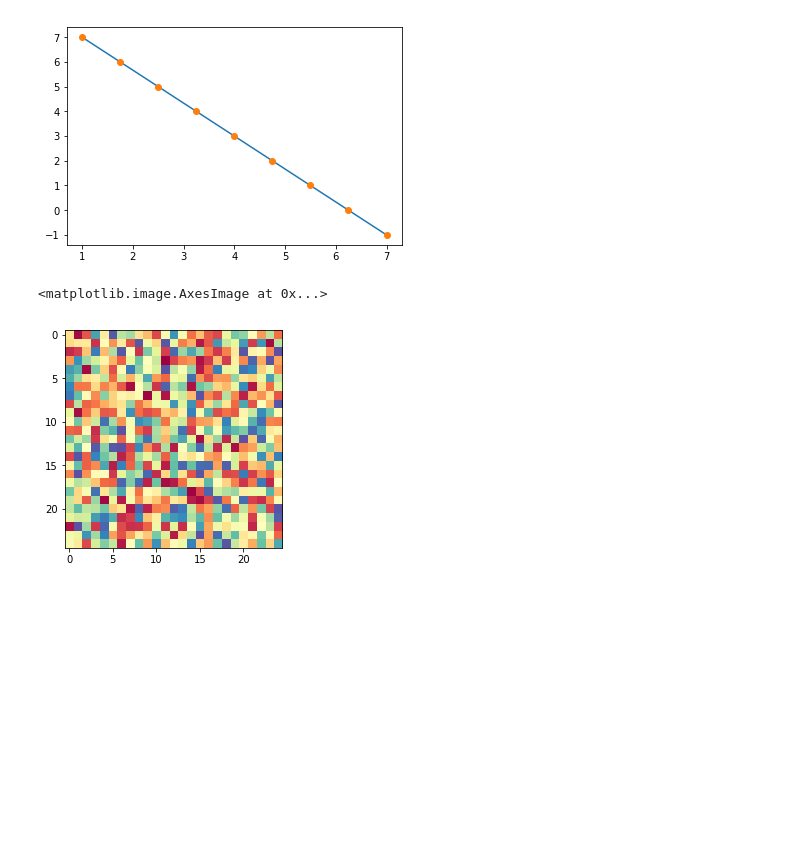
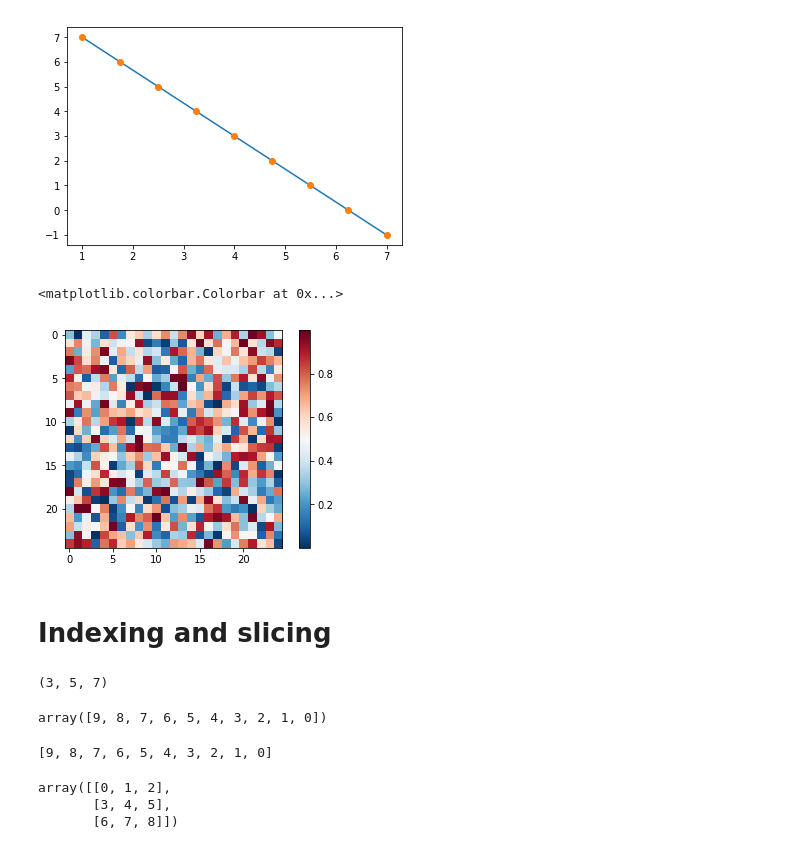
Before and after one commit to Accio/learn-scipy, a Jupyter notebook: 1.3/Learn array in numpy.ipynb, the cells around one changed output. Cells and saved outputs as stored; diff of their text form; code cells hidden in the pictures; blank space fills up the shorter version.

Commit message:
splicing, indexing, and tiling

```diff
--- a/1.3/Learn array in numpy.ipynb
+++ b/1.3/Learn array in numpy.ipynb
@@ -152,7 +152,32 @@ plt.plot(x,y, 'o')
 # %%
 ## heatmap
 image = np.random.rand(25, 25)
-plt.imshow(image, cmap=plt.cm.seismic)
+plt.imshow(image, cmap=plt.cm.RdBu_r)
+plt.colorbar()
 # %% [output]
-<matplotlib.image.AxesImage at 0x...>
+<matplotlib.colorbar.Colorbar at 0x...>
-[figure, old version]
+[figure, new version]
+# %% [markdown]
+# Indexing and slicing
+# %%
+a = np.arange(10)
+a[3], a[5], a[7]
+# %% [output]
+(3, 5, 7)
+# %%
+a[::-1]
+# %% [output]
+array([9, 8, 7, 6, 5, 4, 3, 2, 1, 0])
+# %%
+sorted(a, reverse=True)
+# %% [output]
+[9, 8, 7, 6, 5, 4, 3, 2, 1, 0]
+# %%
+mat = np.array([[0,1,2],
+               [3,4,5],
+               [6,7,8]])
+mat
+# %% [output]
+array([[0, 1, 2],
+       [3, 4, 5],
+       [6, 7, 8]])
```
Also changed, not shown: parts of 16 cells of this notebook.
